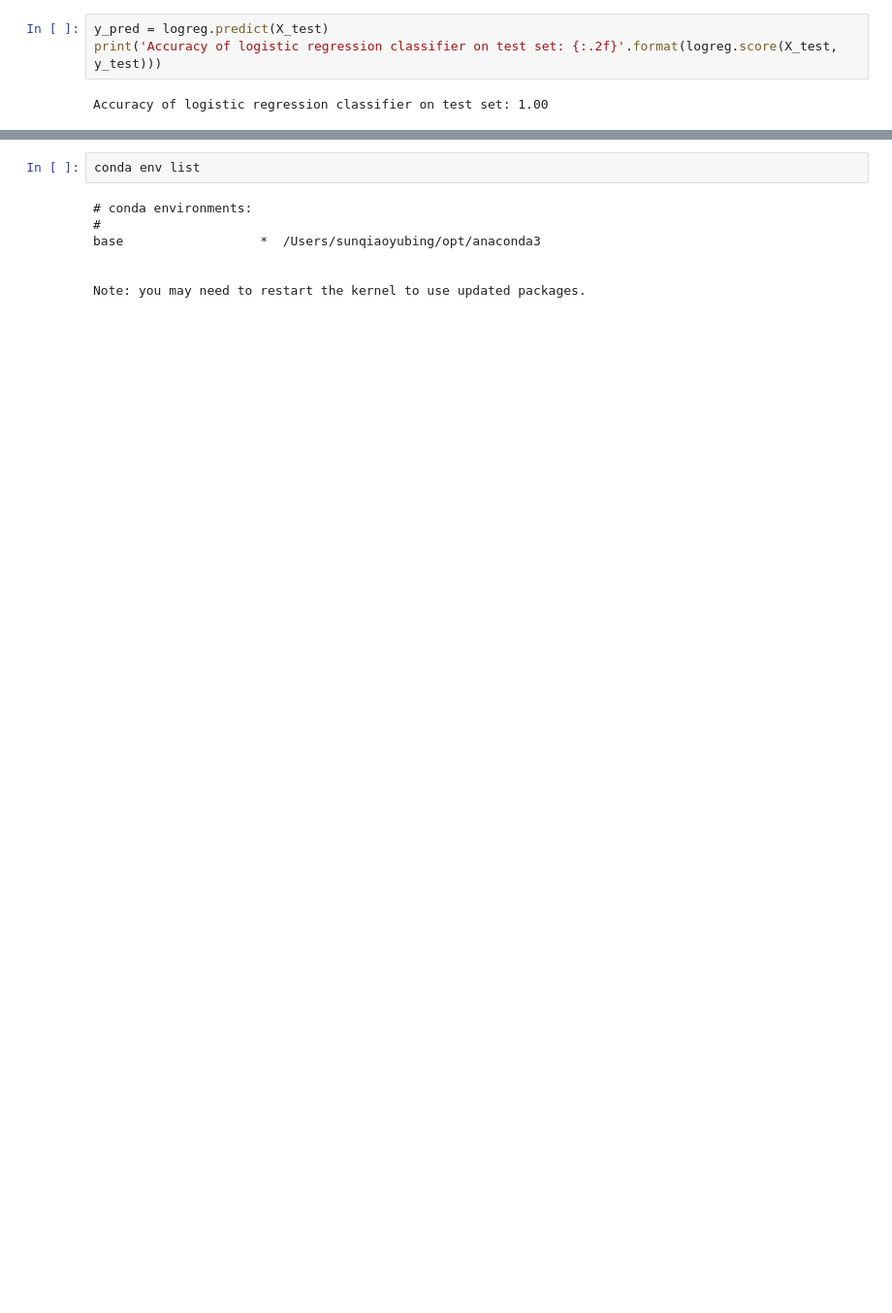
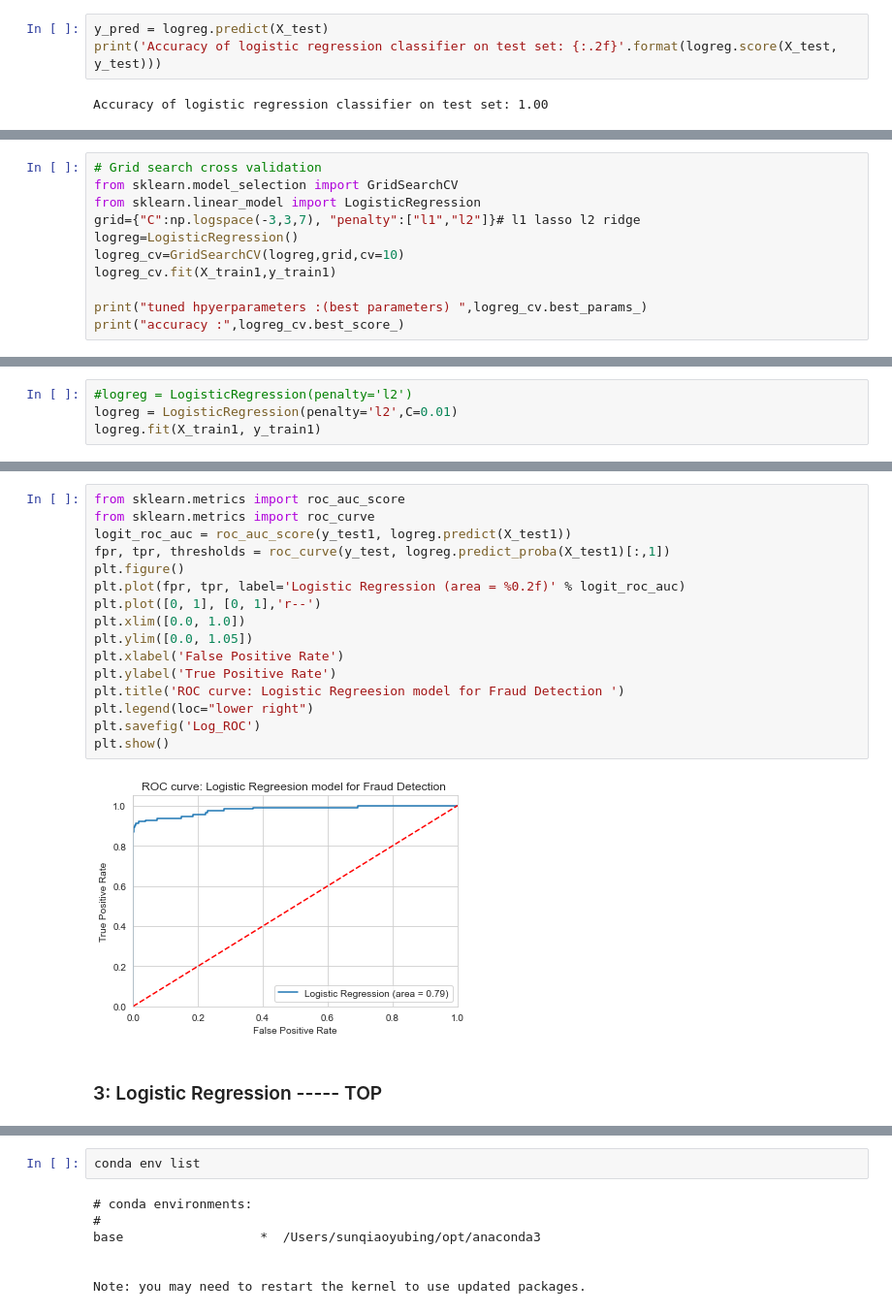
Before and after one commit to sunqiao1994/Fraud_Detection, a Jupyter notebook: fraud_detection_credit_card_V1.ipynb, the cells around one changed output, grey strips where cells are left out. Shown at 97% size. Cells and saved outputs as stored; diff of their text form; blank space fills up the shorter version.

```diff
--- a/fraud_detection_credit_card_V1.ipynb
+++ b/fraud_detection_credit_card_V1.ipynb
@@ -461,0 +537,11 @@ NameError: name 'rf_clf' is not defined
+# %%
+# Grid search cross validation
+from sklearn.model_selection import GridSearchCV
+from sklearn.linear_model import LogisticRegression
+grid={"C":np.logspace(-3,3,7), "penalty":["l1","l2"]}# l1 lasso l2 ridge
+logreg=LogisticRegression()
+logreg_cv=GridSearchCV(logreg,grid,cv=10)
+logreg_cv.fit(X_train1,y_train1)
+
+print("tuned hpyerparameters :(best parameters) ",logreg_cv.best_params_)
+print("accuracy :",logreg_cv.best_score_)
@@ -461,0 +570,4 @@ NameError: name 'rf_clf' is not defined
+# %%
+#logreg = LogisticRegression(penalty='l2')
+logreg = LogisticRegression(penalty='l2',C=0.01)
+logreg.fit(X_train1, y_train1)
@@ -461,0 +593,20 @@ NameError: name 'rf_clf' is not defined
+# %%
+from sklearn.metrics import roc_auc_score
+from sklearn.metrics import roc_curve
+logit_roc_auc = roc_auc_score(y_test1, logreg.predict(X_test1))
+fpr, tpr, thresholds = roc_curve(y_test, logreg.predict_proba(X_test1)[:,1])
+plt.figure()
+plt.plot(fpr, tpr, label='Logistic Regression (area = %0.2f)' % logit_roc_auc)
+plt.plot([0, 1], [0, 1],'r--')
+plt.xlim([0.0, 1.0])
+plt.ylim([0.0, 1.05])
+plt.xlabel('False Positive Rate')
+plt.ylabel('True Positive Rate')
+plt.title('ROC curve: Logistic Regreesion model for Fraud Detection ')
+plt.legend(loc="lower right")
+plt.savefig('Log_ROC')
+plt.show()
+# %% [output]
+[figure, added]
+# %% [markdown]
+### 3: Logistic Regression ----- TOP
```
Also changed, not shown: parts of 54 cells of this notebook.
